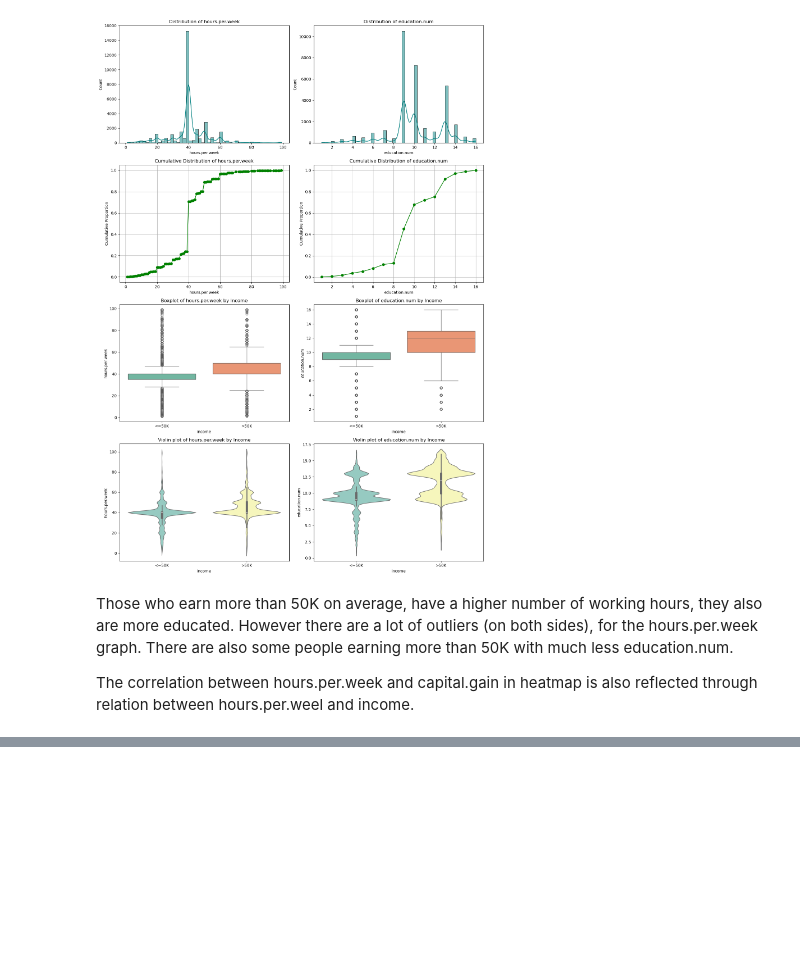
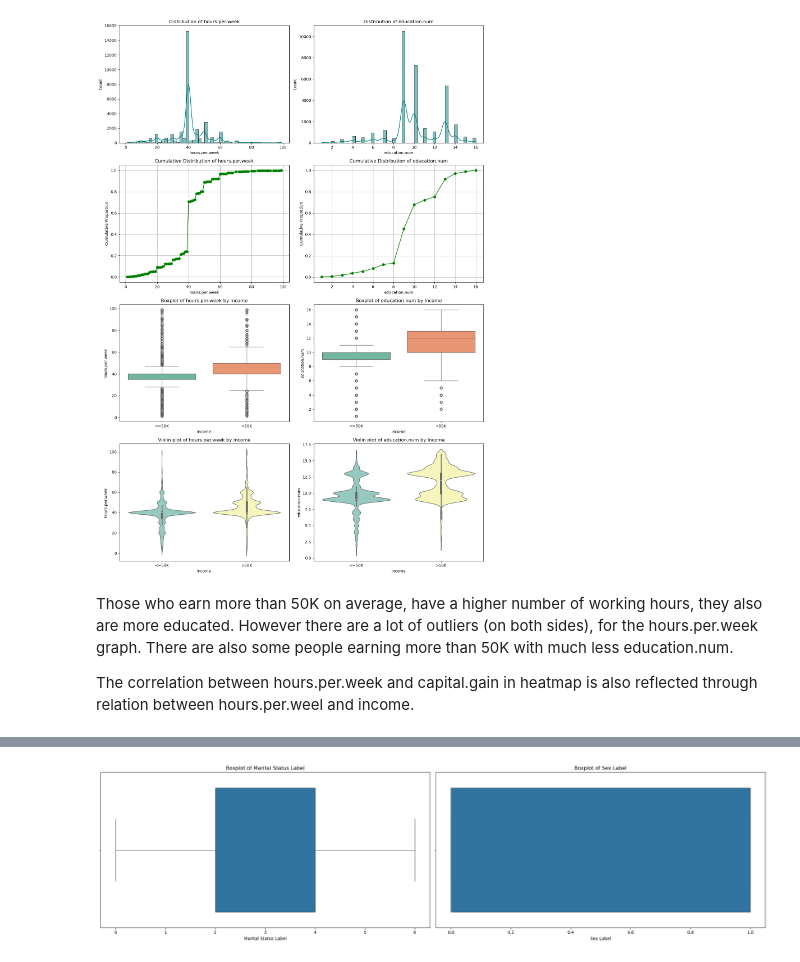
Before and after one commit to Awesome-AI-ML-DELTA25/DataCleaning, a Jupyter notebook: data_cleaning.ipynb, the cells around one changed output, grey strips where cells are left out. Cells and saved outputs as stored; diff of their text form; code cells hidden in the pictures; blank space fills up the shorter version.

```diff
--- a/data_cleaning.ipynb
+++ b/data_cleaning.ipynb
@@ -1036,0 +1097,17 @@ plt.show()
+# %%
+fig, axs = plt.subplots(1, 2, figsize=(22, 6))
+
+# Boxplot for marital.status.label
+sean.boxplot(data=df, x='marital.status.label', ax=axs[0])
+axs[0].set_title('Boxplot of Marital Status Label')
+axs[0].set_xlabel('Marital Status Label')
+
+# Boxplot for sex.label
+sean.boxplot(data=df, x='sex.label', ax=axs[1])
+axs[1].set_title('Boxplot of Sex Label')
+axs[1].set_xlabel('Sex Label')
+
+plt.tight_layout()
+plt.show()
+# %% [output]
+[figure, added]
```
Also changed, not shown: parts of 30 cells of this notebook, 3 other files.
